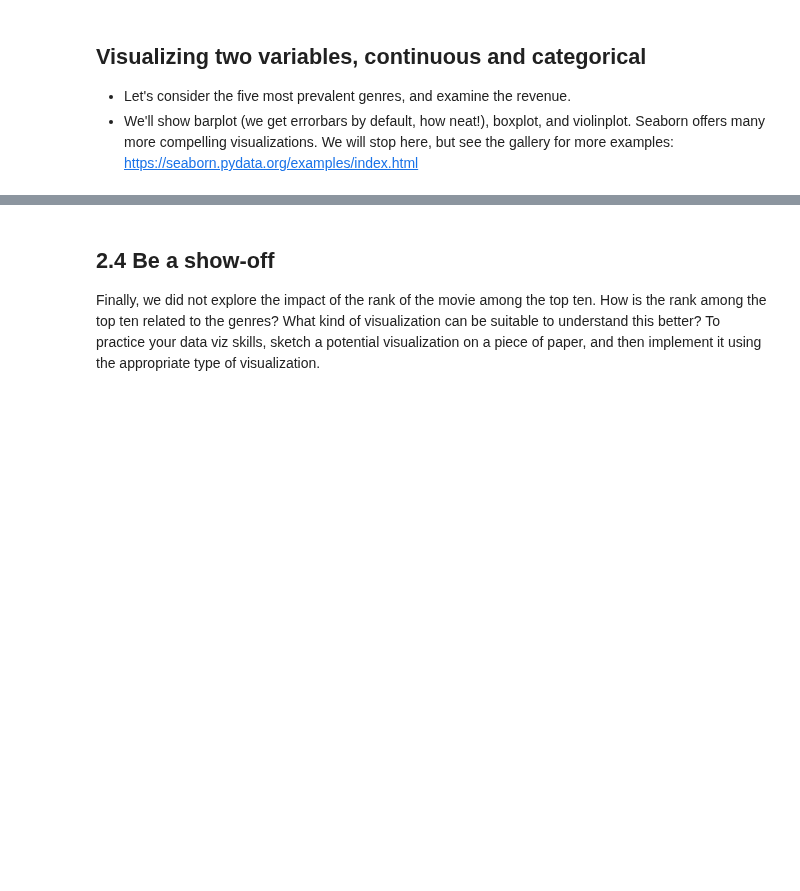
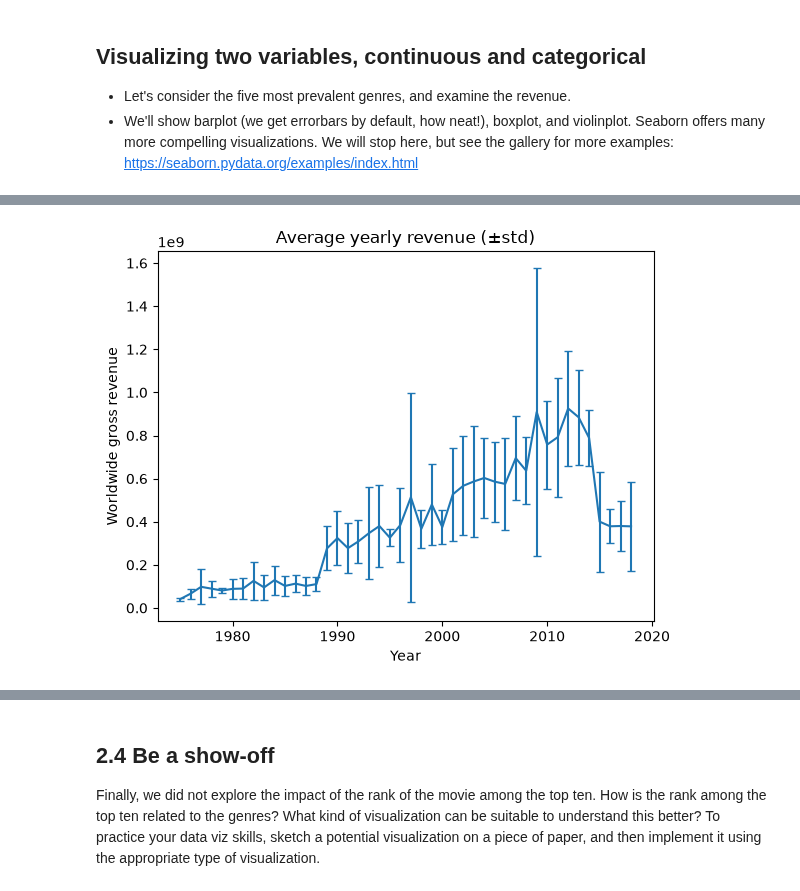
Before and after one commit to TimReuteler/ADA-2026, a Jupyter notebook: Exercises/02 - Data viz and data from the web/Becoming a DataVizard exercise.ipynb, the cells around one changed output, grey strips where cells are left out. Saved outputs shown, nothing was run; the diff lists cells and outputs as text; code cells hidden in the pictures; blank space fills up the shorter version.

```diff
--- a/Exercises/02 - Data viz and data from the web/Becoming a DataVizard exercise.ipynb
+++ b/Exercises/02 - Data viz and data from the web/Becoming a DataVizard exercise.ipynb
@@ -190,0 +215,14 @@ In the next three excercises, you are provided with descriptions and rough sketc
+# %%
+# Write your code to make plot with errorbars here
+plt.errorbar(
+    yearly_stats["year"],
+    yearly_stats["worldwide_gross"]["mean"],
+    yerr=yearly_stats["worldwide_gross"]["std"],
+    capsize=3)
+
+plt.xlabel("Year")
+plt.ylabel("Worldwide gross revenue")
+plt.title("Average yearly revenue (±std)")
+plt.show()
+# %% [output]
+[figure, added]
```
Also changed, not shown: parts of 39 cells of this notebook, 17 other files.
